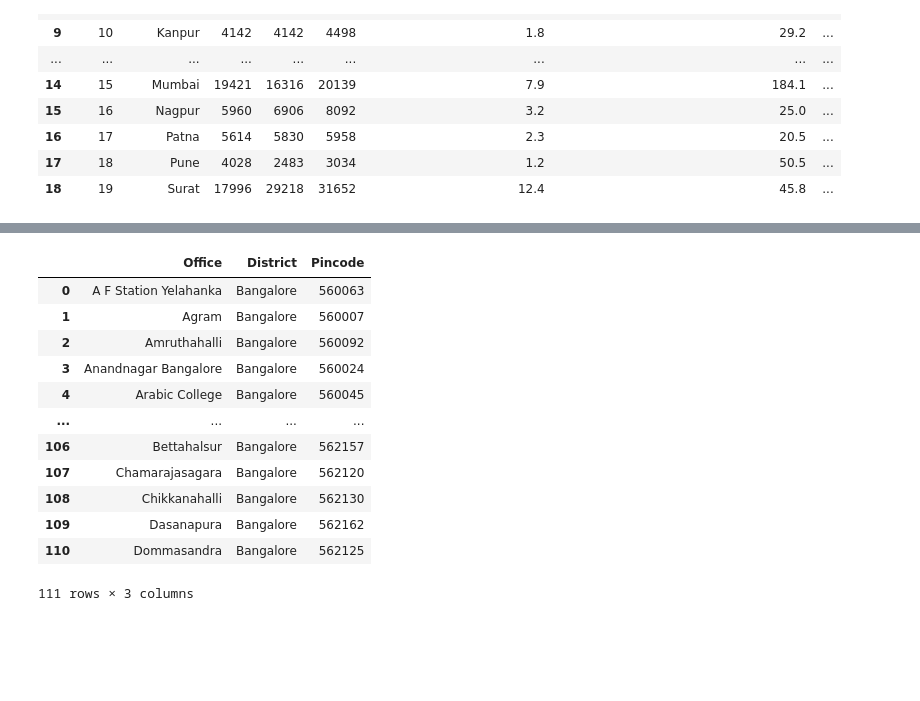
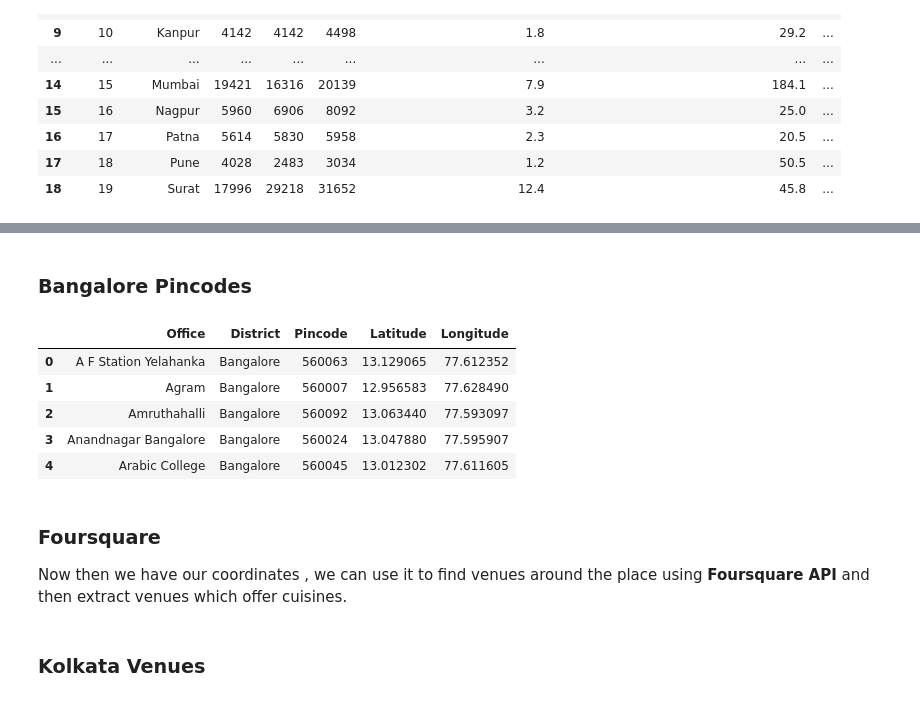
Before and after one commit to Pratyushnayak/Cuisine, a Jupyter notebook: Project.ipynb, the cells around one changed output, grey strips where cells are left out. Cells and saved outputs as stored; diff of their text form; code cells hidden in the pictures; blank space fills up the shorter version.

```diff
--- a/Project.ipynb
+++ b/Project.ipynb
@@ -105,7 +161,9 @@ da
 | 17 | 18 | Pune | 4028 | 2483 | 3034 | 1.2 | 50.5 | ... |
 | 18 | 19 | Surat | 17996 | 29218 | 31652 | 12.4 | 45.8 | ... |
 # %%
-da.drop(columns=['Percentage_Share_of_City','Actual_Population_(in_Lakhs)_(2011)','Rate_of_Total_Cognizable_Crimes_(SLL)+','Index',"2017","2018"],inplace=True)
+# Preprocessing the data
+#da.drop(columns=['Percentage_Share_of_City','Actual_Population_(in_Lakhs)_(2011)','Rate_of_Total_Cognizable_Crimes_(SLL)+','Index',"2017","2018"],inplace=True)
+da=da[['City','2019']]
 da.rename(columns={'2019':'Crimes_in_2019'},inplace=True)
 da.head()
 # %% [output]
@@ -126 +182,3 @@ df
+# %%
+df.replace('New_Delhi','Delhi',inplace=True)
 # %%
@@ -134,0 +196,6 @@ df
+# %%
+df['2019_EoDB_Ranking']=df['2019_EoDB_Ranking'].astype(int)
+df['Crimes_in_2019']=df['Crimes_in_2019'].astype(int)
+df[['2019_EoDB_Ranking','Crimes_in_2019']]=df[['2019_EoDB_Ranking','Crimes_in_2019']].rank(numeric_only=True)
+df[['Merce_Ranking_2021']]=df[['Merce_Ranking_2021']].rank(ascending=False)
+df.head()
@@ -135,4 +233,5 @@ df
 # %%
+# Funtion to get Pincodes
 def getPincode(url):
     data  = requests.get(url).text
     soup = BeautifulSoup(data, 'html5lib')
@@ -141,3 +240,18 @@ def getPincode(url):
     da.drop(columns=['Taluk','State'],inplace=True)
     da.drop_duplicates('Pincode',inplace=True,ignore_index=True)
     return da
+
+# Generating Latitude & Longitude of Pincodes
+def getlatlog(df):
+    latitude=[]
+    longitude=[]
+    for code in df['Pincode']:
+        g = geocoder.arcgis('{}, India'.format(code))
+        while (g.latlng is None):
+            g = geocoder.arcgis('{}, India'.format(code))
+        latlng = g.latlng
+        latitude.append(latlng[0])
+        longitude.append(latlng[1])
+    df['Latitude']=latitude
+    df['Longitude']=longitude
+    return df
@@ -170,18 +273,19 @@ Chnnai_Pincode
+# %% [markdown]
+### Bangalore Pincodes
 # %%
 url="https://www.indiatvnews.com/pincode/karnataka/bangalore"
-Banglore_Pincode=getPincode(url)
-Banglore_Pincode
+Bangalore_Pincode=getPincode(url)
+
+getlatlog(Bangalore_Pincode)
+Bangalore_Pincode.head()
 # %% [output]
-|  | Office | District | Pincode |
-| 0 | A F Station Yelahanka | Bangalore | 560063 |
-| 1 | Agram | Bangalore | 560007 |
-| 2 | Amruthahalli | Bangalore | 560092 |
-| 3 | Anandnagar Bangalore | Bangalore | 560024 |
-| 4 | Arabic College | Bangalore | 560045 |
-| ... | ... | ... | ... |
-| 106 | Bettahalsur | Bangalore | 562157 |
-| 107 | Chamarajasagara | Bangalore | 562120 |
-| 108 | Chikkanahalli | Bangalore | 562130 |
-| 109 | Dasanapura | Bangalore | 562162 |
-| 110 | Dommasandra | Bangalore | 562125 |
+|  | Office | District | Pincode | Latitude | Longitude |
+| 0 | A F Station Yelahanka | Bangalore | 560063 | 13.129065 | 77.612352 |
+| 1 | Agram | Bangalore | 560007 | 12.956583 | 77.628490 |
+| 2 | Amruthahalli | Bangalore | 560092 | 13.063440 | 77.593097 |
+| 3 | Anandnagar Bangalore | Bangalore | 560024 | 13.047880 | 77.595907 |
+| 4 | Arabic College | Bangalore | 560045 | 13.012302 | 77.611605 |
-111 rows × 3 columns
+# %% [markdown]
+### Foursquare
+
+Now then we have our coordinates , we can use it to find venues around the place using **Foursquare API** and then extract venues which offer cuisines.
@@ -187,0 +347,2 @@ Banglore_Pincode
+# %% [markdown]
+### Kolkata Venues
```
Also changed, not shown: parts of 67 cells of this notebook.
